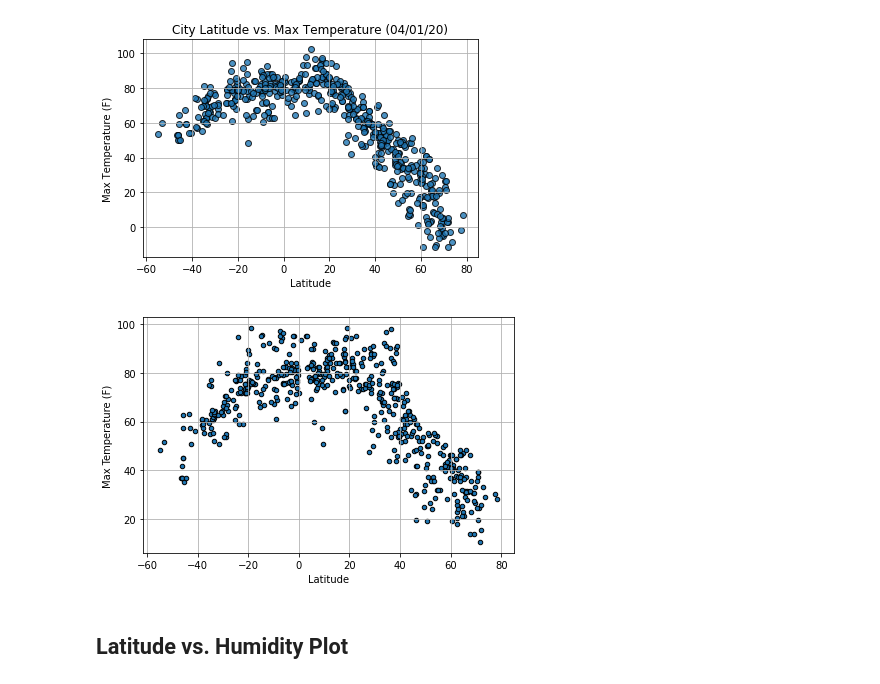
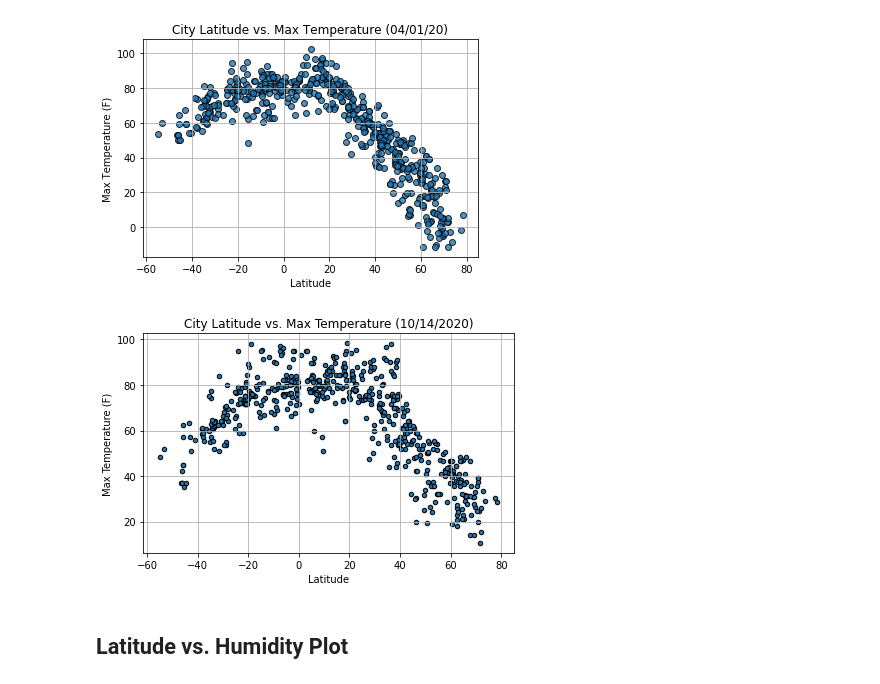
Before and after one commit to Shayoconnell7/python-api-challenge, a Jupyter notebook: WeatherPy/WeatherPy.ipynb, the cells around one changed output. Saved outputs shown, nothing was run; the diff lists cells and outputs as text; code cells hidden in the pictures.

Commit message:
created first two scatter plots

```diff
--- a/WeatherPy/WeatherPy.ipynb
+++ b/WeatherPy/WeatherPy.ipynb
@@ -229,13 +229,13 @@ clean_data
 # %%
 clean_data.plot(kind='scatter', x='Latitude', y='Max Temp', edgecolors='black')
 plt.ylabel('Max Temperature (F)')
 plt.xlabel('Latitude')
-plt.title('City Latitude vs. Max Temperature ()
+plt.title('City Latitude vs. Max Temperature (10/14/2020)')
 plt.tight_layout()
 plt.grid()
 plt.show()
 # %% [output]
-[figure, old version]
+[figure, new version]
 # %% [markdown]
 ## Latitude vs. Humidity Plot
 # %%
```
